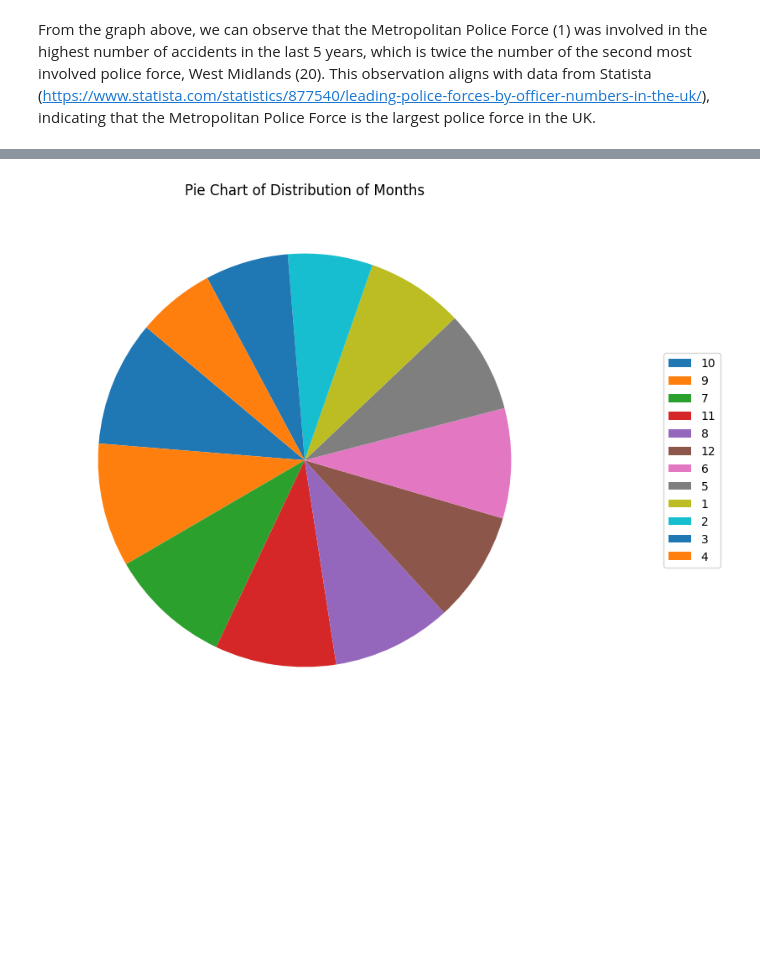
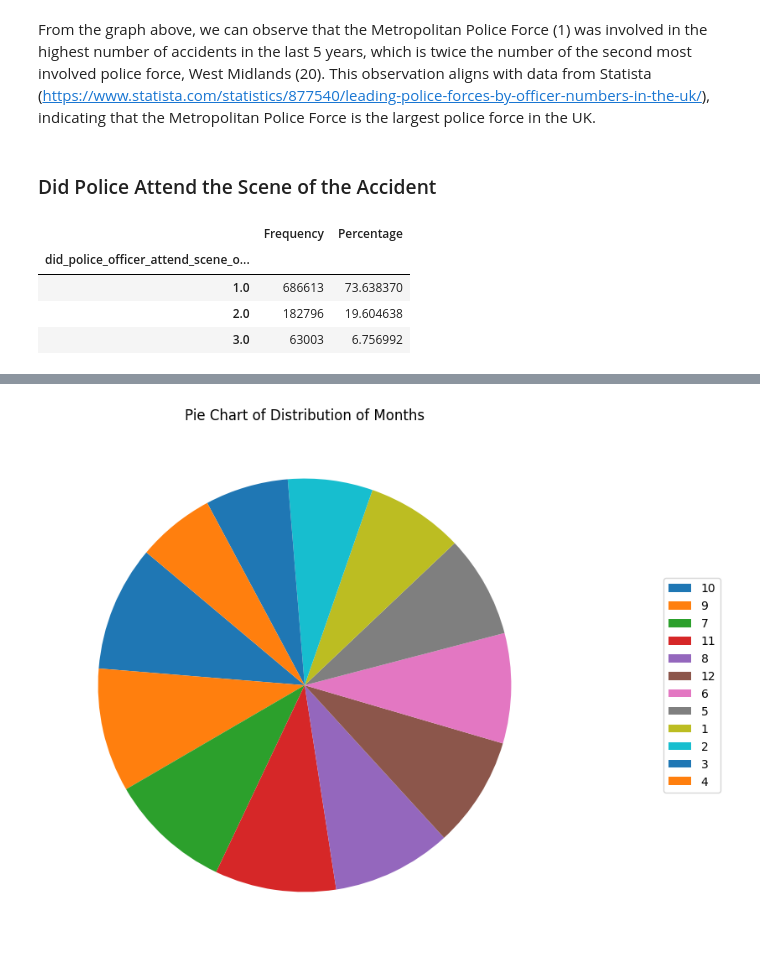
Before and after one commit to Otsemeuno/uk-road-accident, a Jupyter notebook: projectone_exploratory.ipynb, the cells around one changed output, grey strips where cells are left out. Saved outputs shown, nothing was run; the diff lists cells and outputs as text; code cells hidden in the pictures; blank space fills up the shorter version.

```diff
--- a/projectone_exploratory.ipynb
+++ b/projectone_exploratory.ipynb
@@ -259,3 +260,14 @@ plot_pie_chart(df['police_force'], 'Police Force')
 # %% [markdown]
 
 From the graph above, we can observe that the Metropolitan Police Force (1) was involved in the highest number of accidents in the last 5 years, which is twice the number of the second most involved police force, West Midlands (20). This observation aligns with data from Statista (https://www.statista.com/statistics/877540/leading-police-forces-by-officer-numbers-in-the-uk/), indicating that the Metropolitan Police Force is the largest police force in the UK.
+# %% [markdown]
+### Did Police Attend the Scene of the Accident
+# %%
+#display the distribution of the variable
+freq_count(df['did_police_officer_attend_scene_of_accident'])
+# %% [output]
+|  | Frequency | Percentage |
+| did_police_officer_attend_scene_o... |  |  |
+| 1.0 | 686613 | 73.638370 |
+| 2.0 | 182796 | 19.604638 |
+| 3.0 | 63003 | 6.756992 |
```
Also changed, not shown: parts of 11 cells of this notebook.
